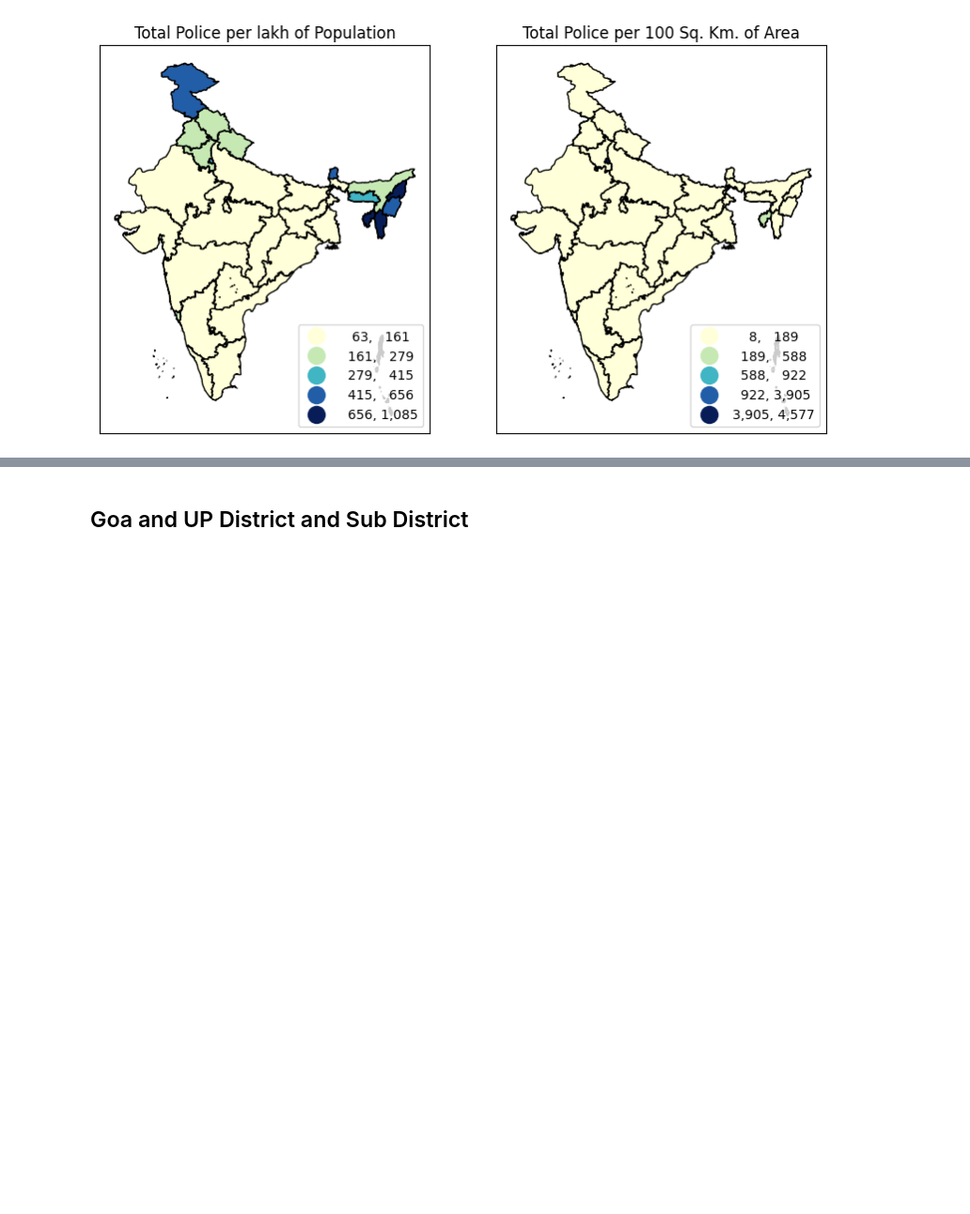
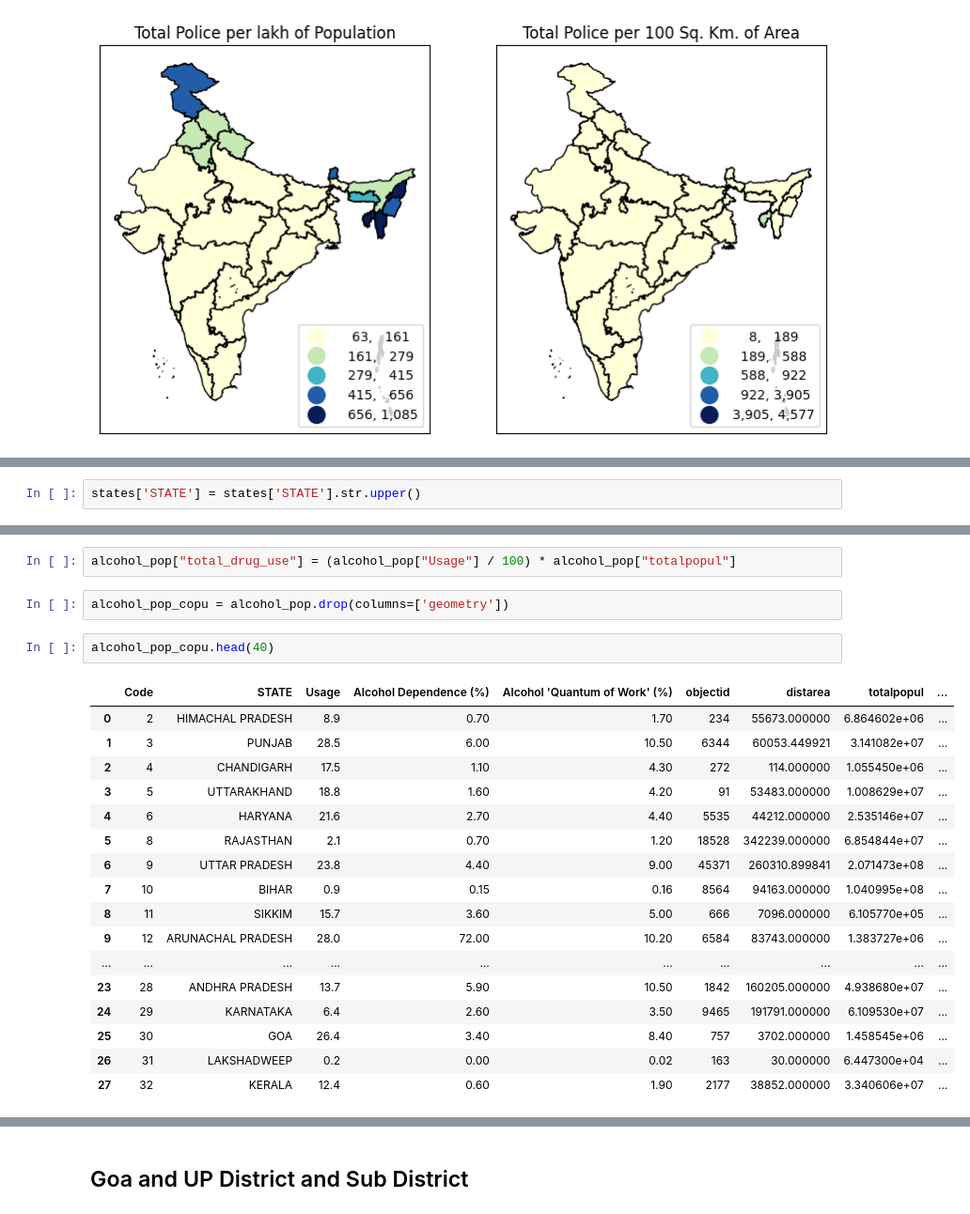
Before and after one commit to HarshGujarathi7/GISTEST, a Jupyter notebook: ps4.ipynb, the cells around one changed output, grey strips where cells are left out. Shown at 94% size. Cells and saved outputs as stored; diff of their text form; blank space fills up the shorter version.

```diff
--- a/ps4.ipynb
+++ b/ps4.ipynb
@@ -1040,0 +1540,2 @@ Text(0.5, 357.9448688219729, '')
+# %%
+states['STATE'] = states['STATE'].str.upper()
@@ -1040,0 +1551,24 @@ Text(0.5, 357.9448688219729, '')
+# %%
+alcohol_pop["total_drug_use"] = (alcohol_pop["Usage"] / 100) * alcohol_pop["totalpopul"]
+# %%
+alcohol_pop_copu = alcohol_pop.drop(columns=['geometry'])
+# %%
+alcohol_pop_copu.head(40)
+# %% [output]
+|  | Code | STATE | Usage | Alcohol Dependence (%) | Alcohol 'Quantum of Work' (%) | objectid | distarea | totalpopul | ... |
+| 0 | 2 | HIMACHAL PRADESH | 8.9 | 0.70 | 1.70 | 234 | 55673.000000 | 6.864602e+06 | ... |
+| 1 | 3 | PUNJAB | 28.5 | 6.00 | 10.50 | 6344 | 60053.449921 | 3.141082e+07 | ... |
+| 2 | 4 | CHANDIGARH | 17.5 | 1.10 | 4.30 | 272 | 114.000000 | 1.055450e+06 | ... |
+| 3 | 5 | UTTARAKHAND | 18.8 | 1.60 | 4.20 | 91 | 53483.000000 | 1.008629e+07 | ... |
+| 4 | 6 | HARYANA | 21.6 | 2.70 | 4.40 | 5535 | 44212.000000 | 2.535146e+07 | ... |
+| 5 | 8 | RAJASTHAN | 2.1 | 0.70 | 1.20 | 18528 | 342239.000000 | 6.854844e+07 | ... |
+| 6 | 9 | UTTAR PRADESH | 23.8 | 4.40 | 9.00 | 45371 | 260310.899841 | 2.071473e+08 | ... |
+| 7 | 10 | BIHAR | 0.9 | 0.15 | 0.16 | 8564 | 94163.000000 | 1.040995e+08 | ... |
+| 8 | 11 | SIKKIM | 15.7 | 3.60 | 5.00 | 666 | 7096.000000 | 6.105770e+05 | ... |
+| 9 | 12 | ARUNACHAL PRADESH | 28.0 | 72.00 | 10.20 | 6584 | 83743.000000 | 1.383727e+06 | ... |
+| ... | ... | ... | ... | ... | ... | ... | ... | ... | ... |
+| 23 | 28 | ANDHRA PRADESH | 13.7 | 5.90 | 10.50 | 1842 | 160205.000000 | 4.938680e+07 | ... |
+| 24 | 29 | KARNATAKA | 6.4 | 2.60 | 3.50 | 9465 | 191791.000000 | 6.109530e+07 | ... |
+| 25 | 30 | GOA | 26.4 | 3.40 | 8.40 | 757 | 3702.000000 | 1.458545e+06 | ... |
+| 26 | 31 | LAKSHADWEEP | 0.2 | 0.00 | 0.02 | 163 | 30.000000 | 6.447300e+04 | ... |
+| 27 | 32 | KERALA | 12.4 | 0.60 | 1.90 | 2177 | 38852.000000 | 3.340606e+07 | ... |
```
Also changed, not shown: parts of 103 cells of this notebook.
